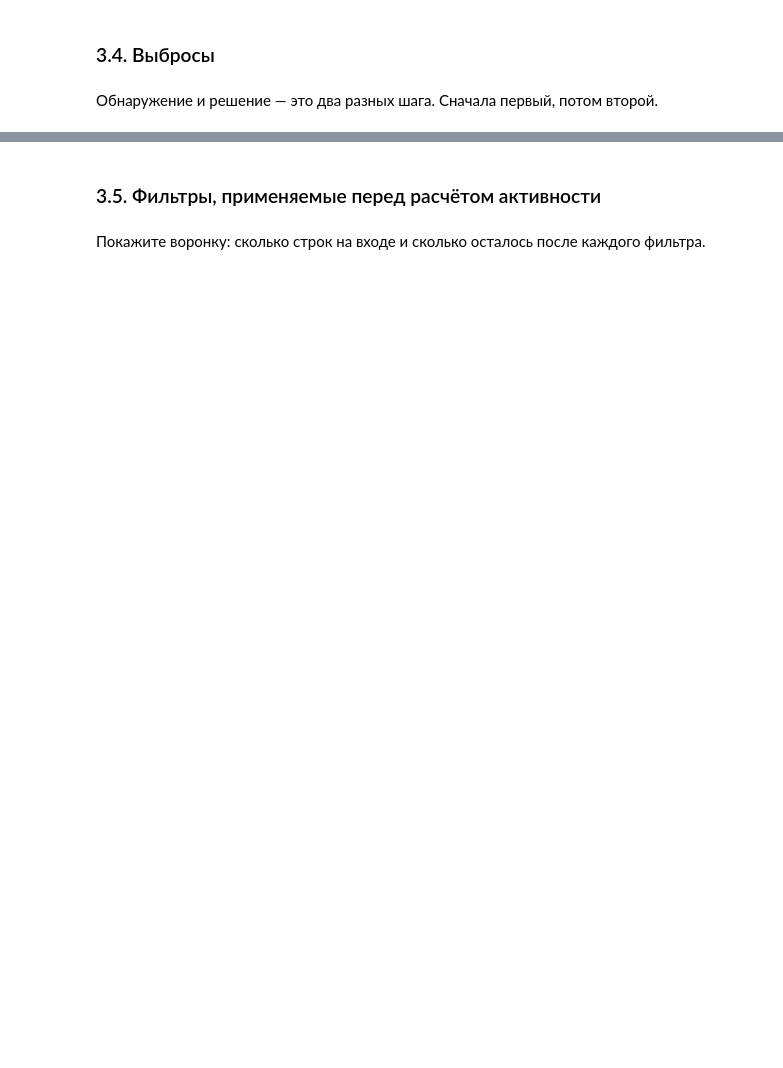
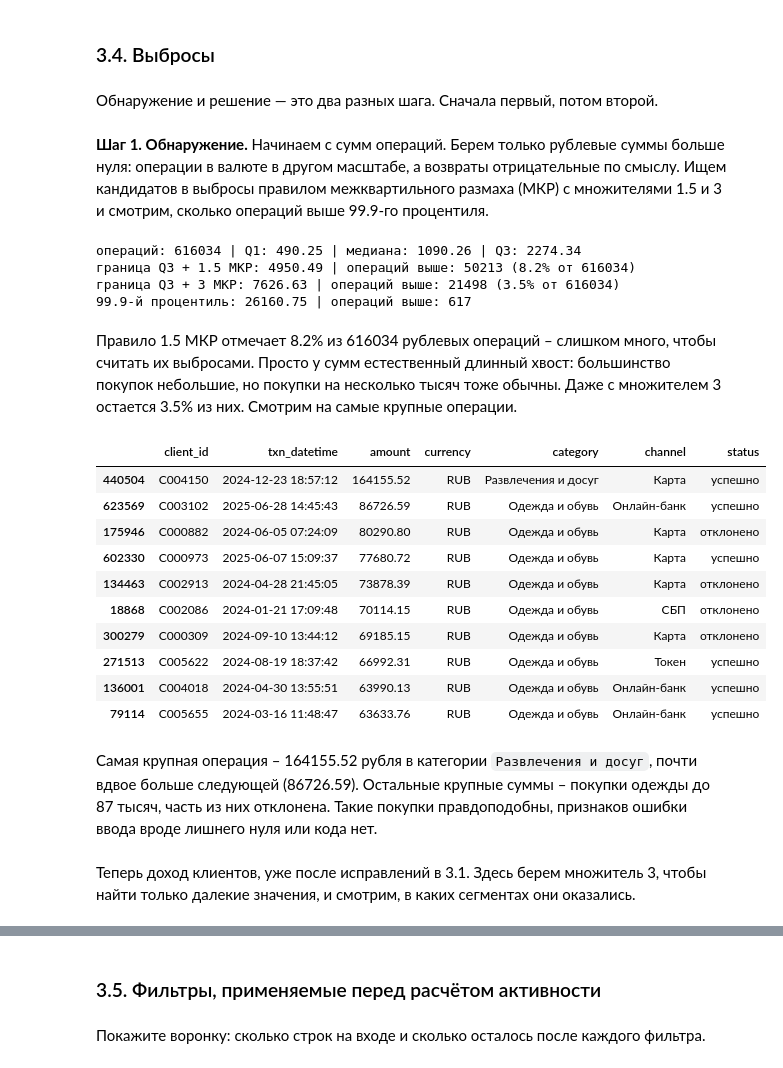
Before and after one commit to sangnchr-s/Gonchar_Alexander_Lab1, a Jupyter notebook: 01_analysis.ipynb, the cells around one changed output, grey strips where cells are left out. Saved outputs shown, nothing was run; the diff lists cells and outputs as text; code cells hidden in the pictures; blank space fills up the shorter version.

```diff
--- a/01_analysis.ipynb
+++ b/01_analysis.ipynb
@@ -850,3 +912,40 @@ Name: count, dtype: int64
 ### 3.4. Выбросы
 # %% [markdown]
 Обнаружение и решение — это два разных шага. Сначала первый, потом второй.
+# %% [markdown]
+**Шаг 1. Обнаружение.** Начинаем с сумм операций. Берем только рублевые суммы больше нуля: операции в валюте в другом масштабе, а возвраты отрицательные по смыслу. Ищем кандидатов в выбросы правилом межквартильного размаха (МКР) с множителями 1.5 и 3 и смотрим, сколько операций выше 99.9-го процентиля.
+# %%
+rub = txn.loc[(txn["currency"] == "RUB") & (txn["amount"] > 0), "amount"]
+q1, q3 = rub.quantile([0.25, 0.75])
+iqr = q3 - q1
+print("операций:", len(rub), "| Q1:", round(q1, 2), "| медиана:", round(rub.median(), 2), "| Q3:", round(q3, 2))
+for k in [1.5, 3]:
+    upper = q3 + k * iqr
+    print(f"граница Q3 + {k} МКР: {upper:.2f} | операций выше: {(rub > upper).sum()} ({(rub > upper).mean() * 100:.1f}% от {len(rub)})")
+p999 = rub.quantile(0.999)
+print(f"99.9-й процентиль: {p999:.2f} | операций выше: {(rub > p999).sum()}")
+# %% [output]
+операций: 616034 | Q1: 490.25 | медиана: 1090.26 | Q3: 2274.34
+граница Q3 + 1.5 МКР: 4950.49 | операций выше: 50213 (8.2% от 616034)
+граница Q3 + 3 МКР: 7626.63 | операций выше: 21498 (3.5% от 616034)
+99.9-й процентиль: 26160.75 | операций выше: 617
+# %% [markdown]
+Правило 1.5 МКР отмечает 8.2% из 616034 рублевых операций – слишком много, чтобы считать их выбросами. Просто у сумм естественный длинный хвост: большинство покупок небольшие, но покупки на несколько тысяч тоже обычны. Даже с множителем 3 остается 3.5% из них. Смотрим на самые крупные операции.
+# %%
+txn.nlargest(10, "amount")[["client_id", "txn_datetime", "amount", "currency", "category", "channel", "status"]]
+# %% [output]
+|  | client_id | txn_datetime | amount | currency | category | channel | status |
+| 440504 | C004150 | 2024-12-23 18:57:12 | 164155.52 | RUB | Развлечения и досуг | Карта | успешно |
+| 623569 | C003102 | 2025-06-28 14:45:43 | 86726.59 | RUB | Одежда и обувь | Онлайн-банк | успешно |
+| 175946 | C000882 | 2024-06-05 07:24:09 | 80290.80 | RUB | Одежда и обувь | Карта | отклонено |
+| 602330 | C000973 | 2025-06-07 15:09:37 | 77680.72 | RUB | Одежда и обувь | Карта | успешно |
+| 134463 | C002913 | 2024-04-28 21:45:05 | 73878.39 | RUB | Одежда и обувь | Карта | отклонено |
+| 18868 | C002086 | 2024-01-21 17:09:48 | 70114.15 | RUB | Одежда и обувь | СБП | отклонено |
+| 300279 | C000309 | 2024-09-10 13:44:12 | 69185.15 | RUB | Одежда и обувь | Карта | отклонено |
+| 271513 | C005622 | 2024-08-19 18:37:42 | 66992.31 | RUB | Одежда и обувь | Токен | успешно |
+| 136001 | C004018 | 2024-04-30 13:55:51 | 63990.13 | RUB | Одежда и обувь | Онлайн-банк | успешно |
+| 79114 | C005655 | 2024-03-16 11:48:47 | 63633.76 | RUB | Одежда и обувь | Онлайн-банк | успешно |
+# %% [markdown]
+Самая крупная операция – 164155.52 рубля в категории `Развлечения и досуг`, почти вдвое больше следующей (86726.59). Остальные крупные суммы – покупки одежды до 87 тысяч, часть из них отклонена. Такие покупки правдоподобны, признаков ошибки ввода вроде лишнего нуля или кода нет.
+# %% [markdown]
+Теперь доход клиентов, уже после исправлений в 3.1. Здесь берем множитель 3, чтобы найти только далекие значения, и смотрим, в каких сегментах они оказались.
```
Also changed, not shown: parts of 21 cells of this notebook.
